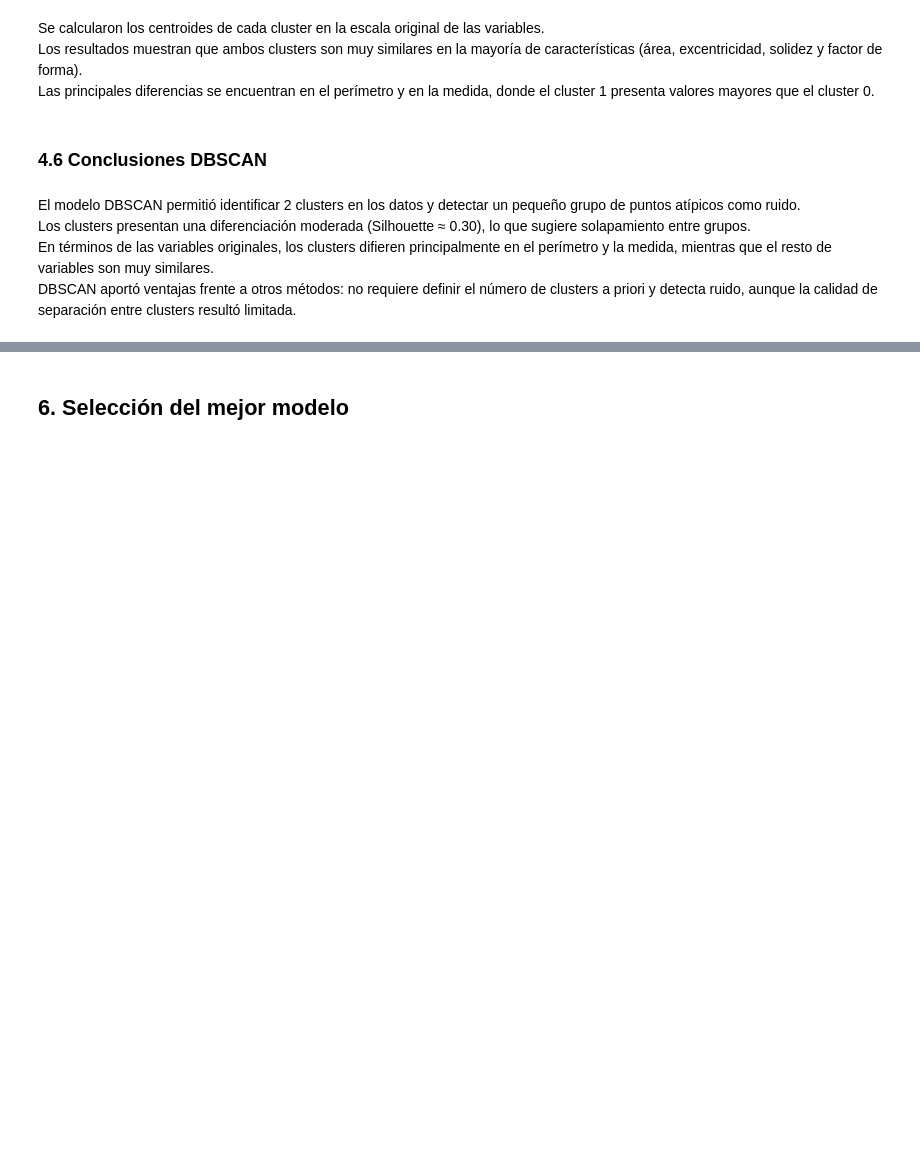
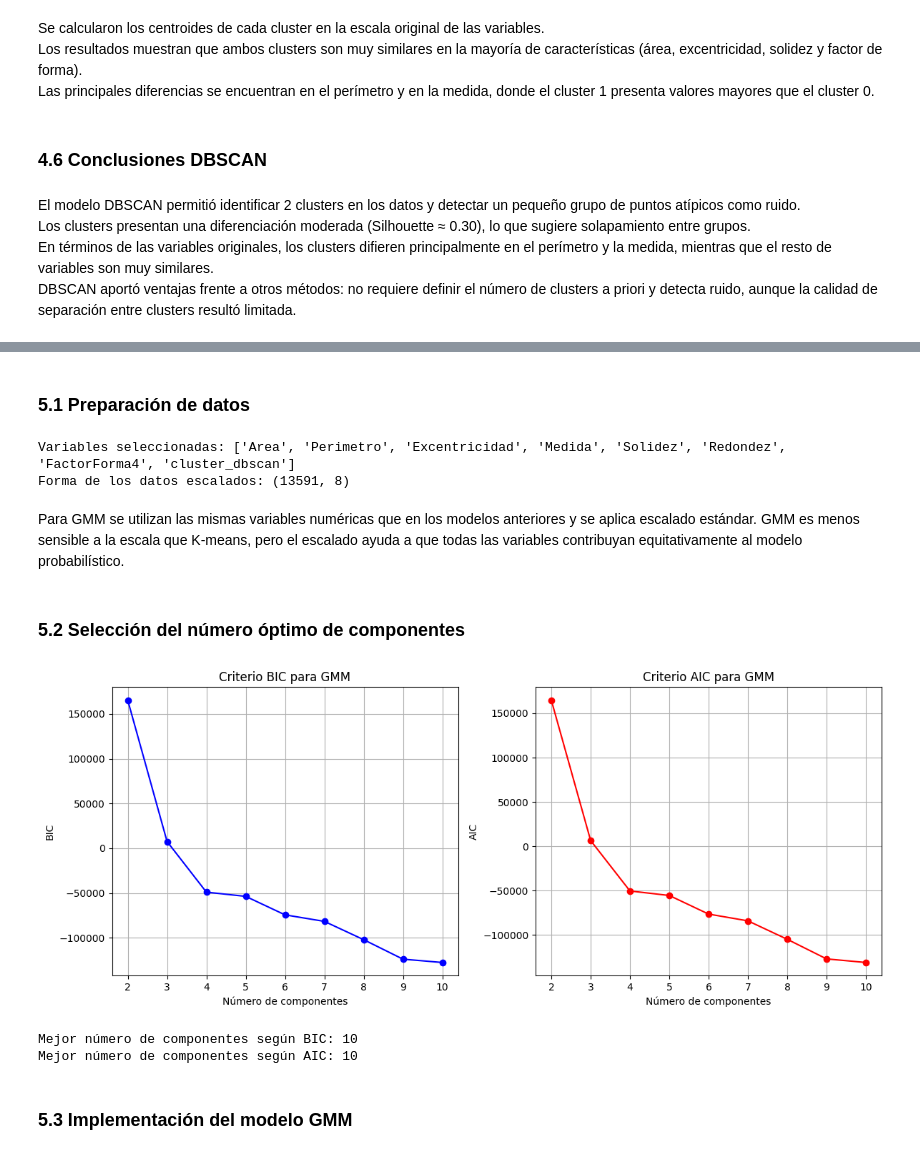
Before and after one commit to aneira3/Laboratorio2_BI, a Jupyter notebook: lab2.ipynb, the cells around one changed output, grey strips where cells are left out. Cells and saved outputs as stored; diff of their text form; code cells hidden in the pictures; blank space fills up the shorter version.

Commit message:
modelo 3 y conclusiones

```diff
--- a/lab2.ipynb
+++ b/lab2.ipynb
@@ -667,2 +667,66 @@ DBSCAN aportó ventajas frente a otros métodos: no requiere definir el número
-# %% [markdown]
-## 6. Selección del mejor modelo
+# %% [markdown]
+### 5.1 Preparación de datos
+# %%
+from sklearn.mixture import GaussianMixture
+from sklearn.preprocessing import StandardScaler
+import numpy as np
+import pandas as pd
+import matplotlib.pyplot as plt
+
+variables_numericas = df.select_dtypes(include=["float64", "int64"]).columns.tolist()
+datos_numericos = df[variables_numericas].copy()
+
+escalador = StandardScaler()
+datos_escalados = escalador.fit_transform(datos_numericos)
+
+print("Variables seleccionadas:", variables_numericas)
+print("Forma de los datos escalados:", datos_escalados.shape)
+# %% [output]
+Variables seleccionadas: ['Area', 'Perimetro', 'Excentricidad', 'Medida', 'Solidez', 'Redondez', 'FactorForma4', 'cluster_dbscan']
+Forma de los datos escalados: (13591, 8)
+# %% [markdown]
+Para GMM se utilizan las mismas variables numéricas que en los modelos anteriores y se aplica escalado estándar. GMM es menos sensible a la escala que K-means, pero el escalado ayuda a que todas las variables contribuyan equitativamente al modelo probabilístico.
+# %% [markdown]
+### 5.2 Selección del número óptimo de componentes
+# %%
+rango_componentes = range(2, 11)
+valores_bic = []
+valores_aic = []
+
+for n_componentes in rango_componentes:
+    modelo_gmm = GaussianMixture(n_components=n_componentes, random_state=42)
+    modelo_gmm.fit(datos_escalados)
+
+    valores_bic.append(modelo_gmm.bic(datos_escalados))
+    valores_aic.append(modelo_gmm.aic(datos_escalados))
+
+plt.figure(figsize=(12, 5))
+
+plt.subplot(1, 2, 1)
+plt.plot(rango_componentes, valores_bic, marker='o', color='blue')
+plt.title('Criterio BIC para GMM')
+plt.xlabel('Número de componentes')
+plt.ylabel('BIC')
+plt.grid(True)
+
+plt.subplot(1, 2, 2)
+plt.plot(rango_componentes, valores_aic, marker='o', color='red')
+plt.title('Criterio AIC para GMM')
+plt.xlabel('Número de componentes')
+plt.ylabel('AIC')
+plt.grid(True)
+
+plt.tight_layout()
+plt.show()
+
+mejor_bic = rango_componentes[np.argmin(valores_bic)]
+mejor_aic = rango_componentes[np.argmin(valores_aic)]
+
+print(f"Mejor número de componentes según BIC: {mejor_bic}")
+print(f"Mejor número de componentes según AIC: {mejor_aic}")
+# %% [output]
+[figure, added]
+Mejor número de componentes según BIC: 10
+Mejor número de componentes según AIC: 10
+# %% [markdown]
+### 5.3 Implementación del modelo GMM
```
Also changed, not shown: parts of 14 cells of this notebook.
